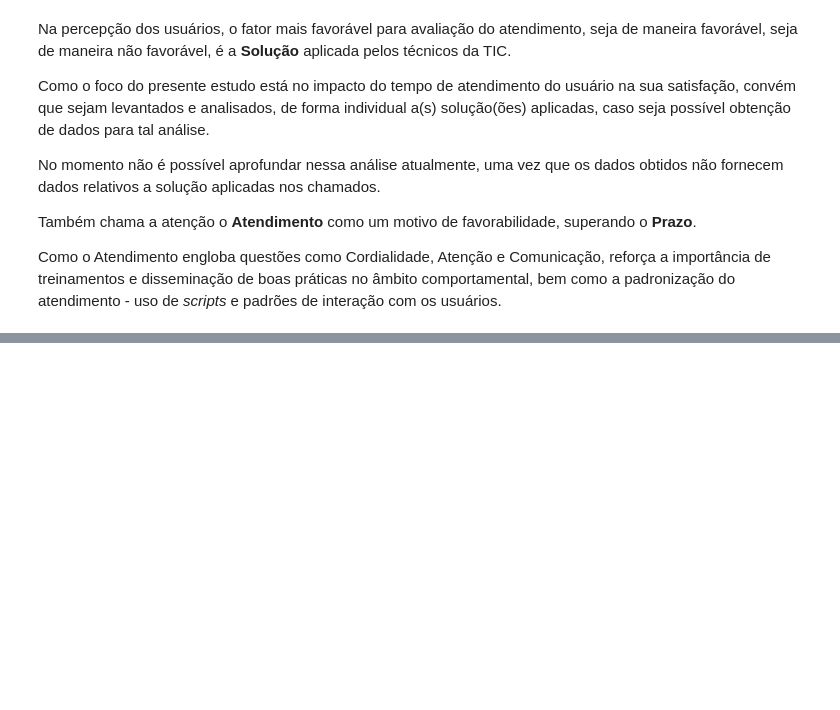
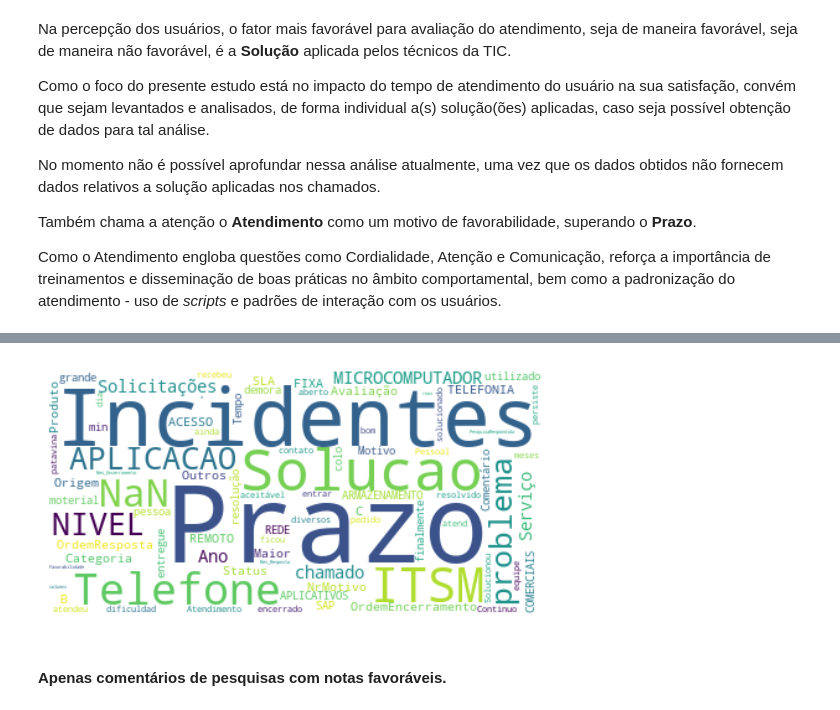
Before and after one commit to leonelmajewski/BIMaster_Trabalho_Final, a Jupyter notebook: Trabalho Final.ipynb, the cells around one changed output, grey strips where cells are left out. Saved outputs shown, nothing was run; the diff lists cells and outputs as text; code cells hidden in the pictures; blank space fills up the shorter version.

```diff
--- a/Trabalho Final.ipynb
+++ b/Trabalho Final.ipynb
@@ -749,0 +875,7 @@ Como o Atendimento engloba questões como Cordialidade, Atenção e Comunicaçã
+# %%
+base_tratada = pd.read_csv(r'base_tratada.csv', encoding='ISO-8859-1')
+base_tratada = base_tratada.dropna(subset=['Favorabilidade'])
+base_tratada_n_favoravel = base_tratada.drop(base_tratada[(base_tratada['Favorabilidade'] == 1.0)].index)
+# %%
+texto_n_favoravel = base_tratada_n_favoravel[base_tratada_n_favoravel['Comentário'].notnull()]
+texto_n_favoravel.head()
@@ -749,0 +894,6 @@ Como o Atendimento engloba questões como Cordialidade, Atenção e Comunicaçã
+# %%
+# baixa as stopwords
+nltk.download('stopwords')
+
+# para escolher as stopwords do português adicionamos a opção de língua "portuguese"
+stopwords = nltk.corpus.stopwords.words('portuguese')
@@ -749,0 +904,15 @@ Como o Atendimento engloba questões como Cordialidade, Atenção e Comunicaçã
+# %%
+# Create stopword list:
+stopwords = set(stopwords)
+
+# Generate a word cloud image
+wordcloud = WordCloud(stopwords=stopwords, background_color="white").generate(str(texto_n_favoravel))
+
+# Display the generated image:
+plt.imshow(wordcloud, interpolation='bilinear')
+plt.axis("off")
+plt.show()
+# %% [output]
+[figure, added]
+# %% [markdown]
+#### Apenas comentários de pesquisas com notas favoráveis. ####
```
Also changed, not shown: parts of 24 cells of this notebook, 7 other files.
